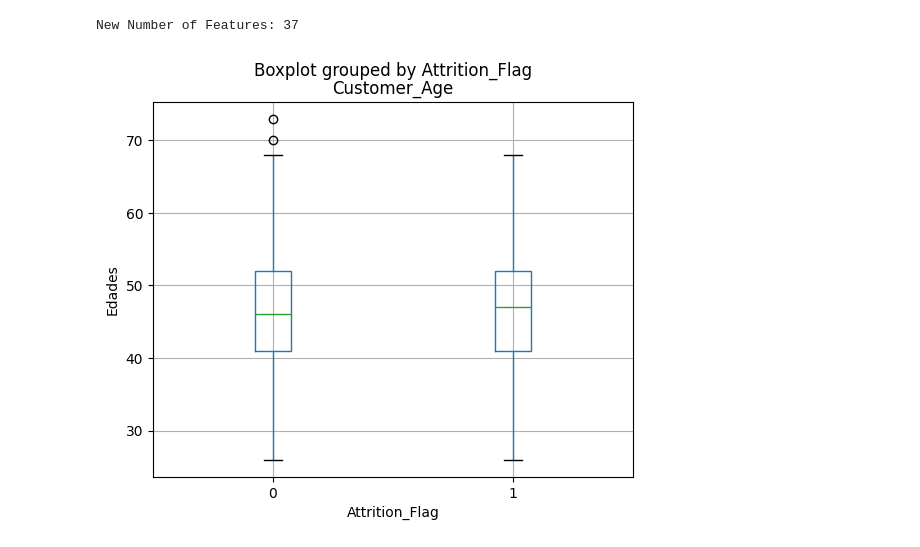
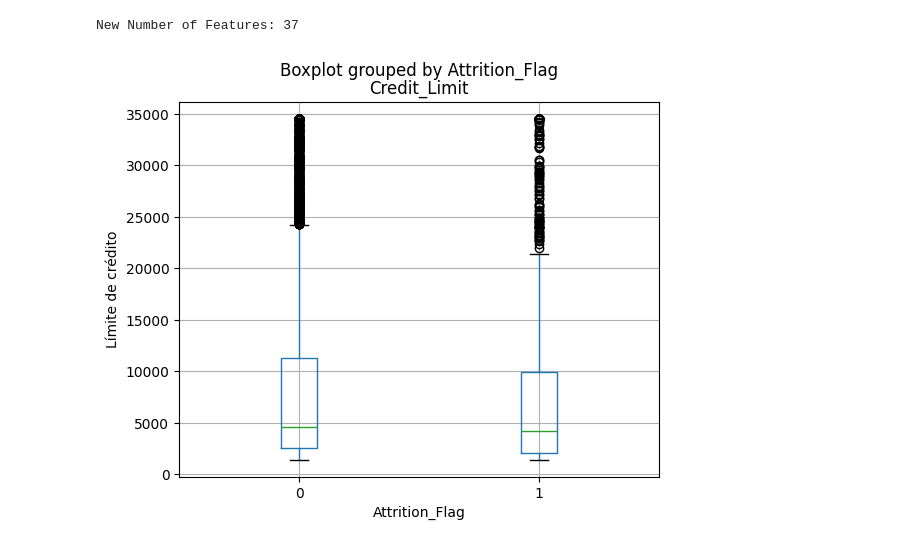
Before and after one commit to AngelaOrtiz918/taller2-angela, a Jupyter notebook: bank-churners-init.ipynb, the cells around one changed output. Saved outputs shown, nothing was run; the diff lists cells and outputs as text; code cells hidden in the pictures.

Commit message:
Boxplot modificado mas scatter plot

```diff
--- a/bank-churners-init.ipynb
+++ b/bank-churners-init.ipynb
@@ -117,12 +118,12 @@ New Number of Features: 37
 # %%
 #Boxplot
 
 # Crear el boxplot
-df.boxplot("Customer_Age","Attrition_Flag", grid=True,figsize=(6,5))
+df.boxplot("Credit_Limit","Attrition_Flag", grid=True,figsize=(6,5))
 
 # Mostrar el gráfico
 #plt.title('Boxplot de Categorías')
-plt.ylabel('Edades')
+plt.ylabel('Límite de crédito')
 plt.show()
 # %% [output]
-[figure, old version]
+[figure, new version]
```
Also changed, not shown: parts of 2 cells of this notebook.
